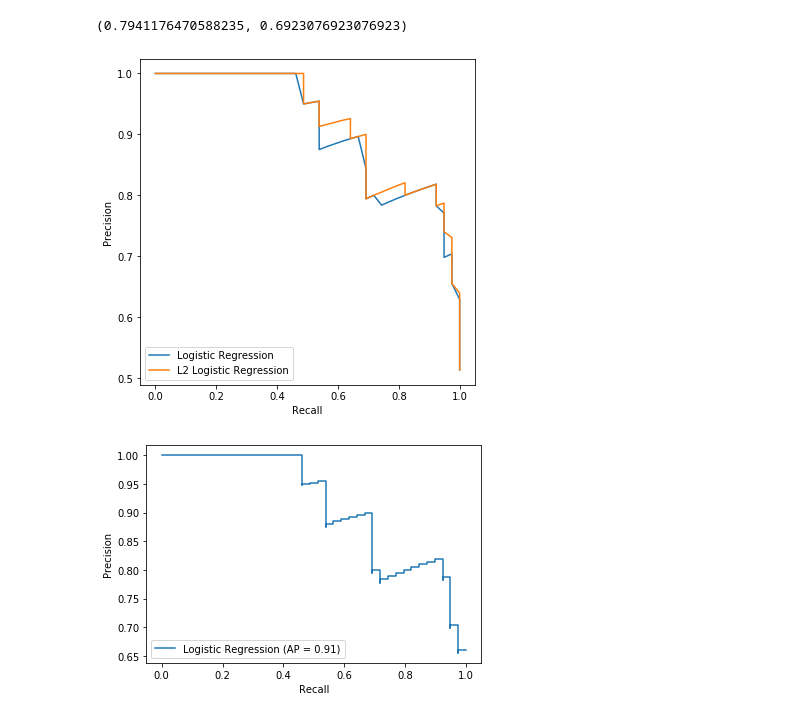
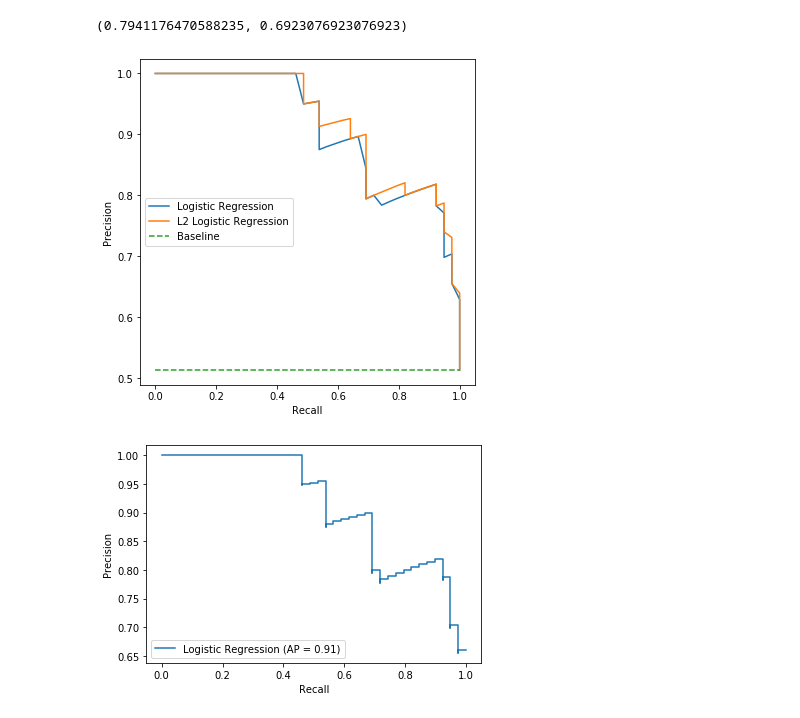
Before and after one commit to douglaspsteen/precision_recall, a Jupyter notebook: notebook.ipynb, the cells around one changed output. Drawn from its saved outputs; the diff is of its cells as text; code cells hidden in the pictures.

Commit message:
updated with baseline classifier

```diff
--- a/notebook.ipynb
+++ b/notebook.ipynb
@@ -133,14 +133,16 @@ for p in probability_thresholds:
 # %%
 # Plot precision-recall curve
 
 fig, ax = plt.subplots(figsize=(6,6))
 ax.plot(recall_scores, precision_scores, label='Logistic Regression')
 ax.plot(l2_recall_scores, l2_precision_scores, label='L2 Logistic Regression')
+baseline = len(y_test[y_test==1]) / len(y_test)
+plt.plot([0, 1], [baseline, baseline], linestyle='--', label='Baseline')
 ax.set_xlabel('Recall')
 ax.set_ylabel('Precision')
-ax.legend(loc='lower left');
+ax.legend(loc='center left');
 # %% [output]
-[figure, old version]
+[figure, new version]
 # %%
 # Use sklearn to plot precision-recall curves
 
```
Also changed, not shown: parts of 1 cell of this notebook, 1 other file.
